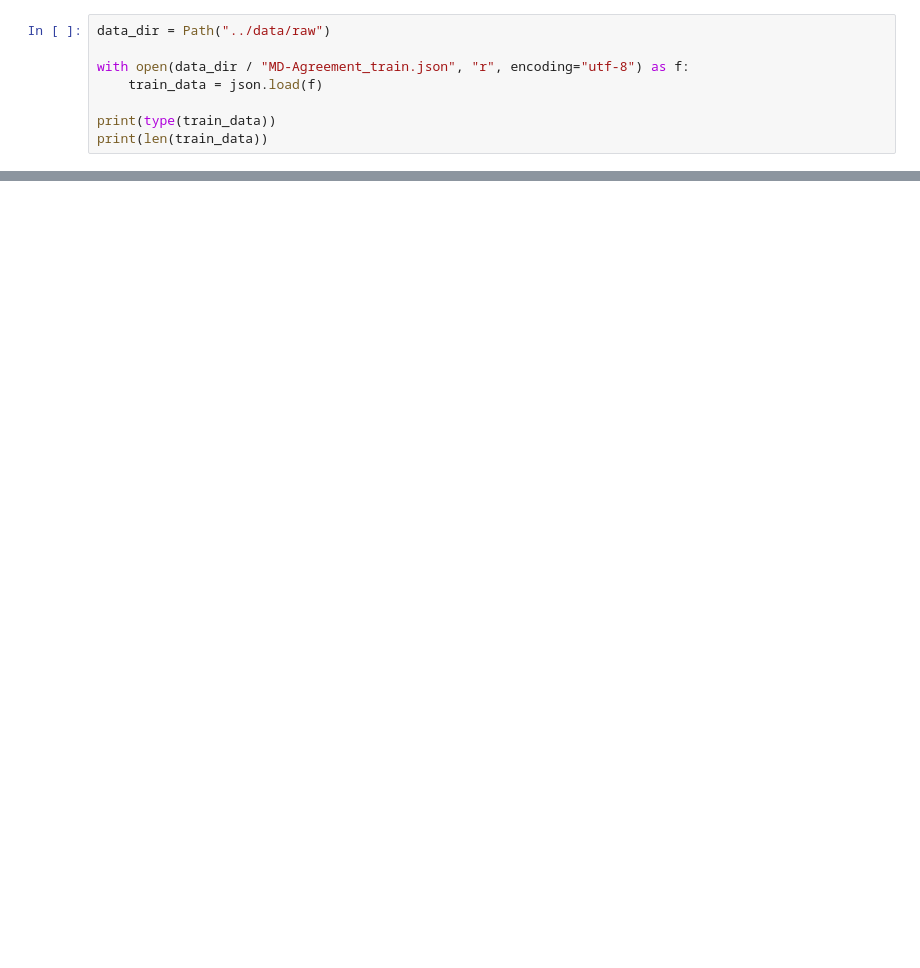
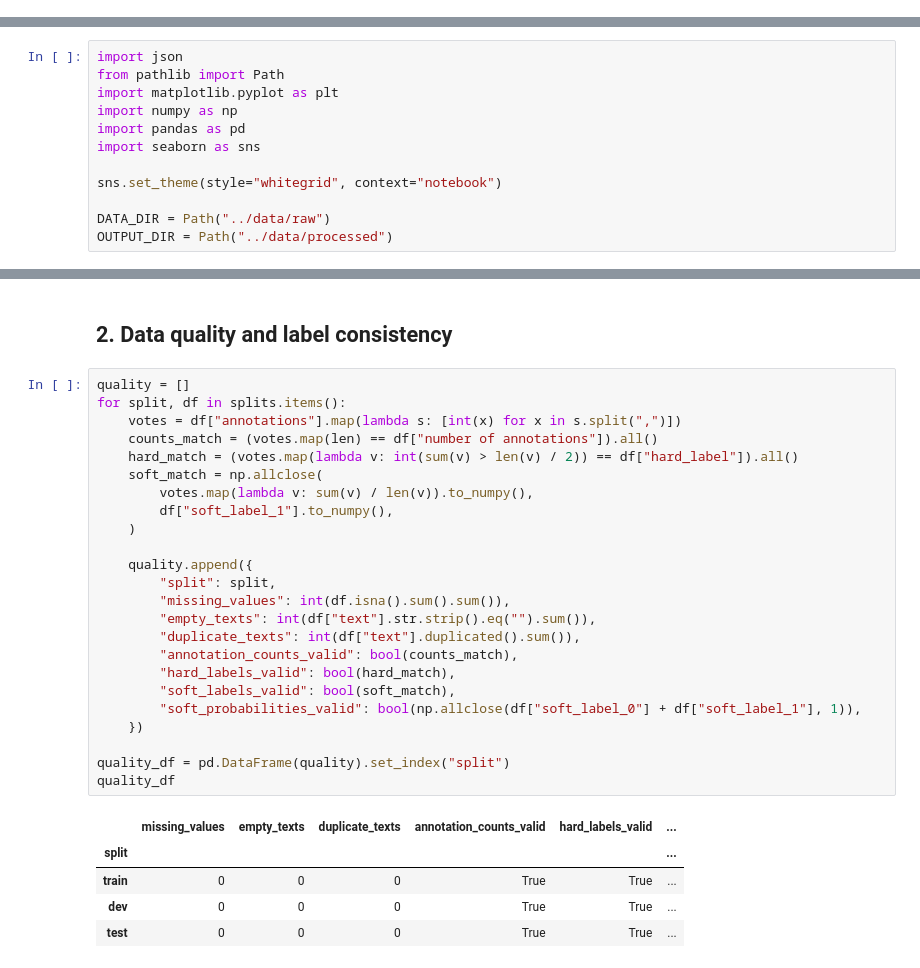
Before and after one commit to lashchininaekaterina/hse-nlp-project-2026, a Jupyter notebook: notebooks/01_data_preparation_eda.ipynb, the cells around one changed output, grey strips where cells are left out. Cells and saved outputs as stored; diff of their text form; blank space fills up the shorter version.

Commit message:
Finalize data preparation and EDA notebook

```diff
--- a/notebooks/01_data_preparation_eda.ipynb
+++ b/notebooks/01_data_preparation_eda.ipynb
@@ -8,8 +0,0 @@ from pathlib import Path
-# %%
-data_dir = Path("../data/raw")
-
-with open(data_dir / "MD-Agreement_train.json", "r", encoding="utf-8") as f:
-    train_data = json.load(f)
-
-print(type(train_data))
-print(len(train_data))
@@ -584,0 +10,12 @@ Dev ∩ Test: 0
+# %%
+import json
+from pathlib import Path
+import matplotlib.pyplot as plt
+import numpy as np
+import pandas as pd
+import seaborn as sns
+
+sns.set_theme(style="whitegrid", context="notebook")
+
+DATA_DIR = Path("../data/raw")
+OUTPUT_DIR = Path("../data/processed")
@@ -584,0 +60,32 @@ Dev ∩ Test: 0
+# %% [markdown]
+## 2. Data quality and label consistency
+# %%
+quality = []
+for split, df in splits.items():
+    votes = df["annotations"].map(lambda s: [int(x) for x in s.split(",")])
+    counts_match = (votes.map(len) == df["number of annotations"]).all()
+    hard_match = (votes.map(lambda v: int(sum(v) > len(v) / 2)) == df["hard_label"]).all()
+    soft_match = np.allclose(
+        votes.map(lambda v: sum(v) / len(v)).to_numpy(),
+        df["soft_label_1"].to_numpy(),
+    )
+
+    quality.append({
+        "split": split,
+        "missing_values": int(df.isna().sum().sum()),
+        "empty_texts": int(df["text"].str.strip().eq("").sum()),
+        "duplicate_texts": int(df["text"].duplicated().sum()),
+        "annotation_counts_valid": bool(counts_match),
+        "hard_labels_valid": bool(hard_match),
+        "soft_labels_valid": bool(soft_match),
+        "soft_probabilities_valid": bool(np.allclose(df["soft_label_0"] + df["soft_label_1"], 1)),
+    })
+
+quality_df = pd.DataFrame(quality).set_index("split")
+quality_df
+# %% [output]
+|  | missing_values | empty_texts | duplicate_texts | annotation_counts_valid | hard_labels_valid | ... |
+| split |  |  |  |  |  | ... |
+| train | 0 | 0 | 0 | True | True | ... |
+| dev | 0 | 0 | 0 | True | True | ... |
+| test | 0 | 0 | 0 | True | True | ... |
```
Also changed, not shown: parts of 55 cells of this notebook, 1 other file.
